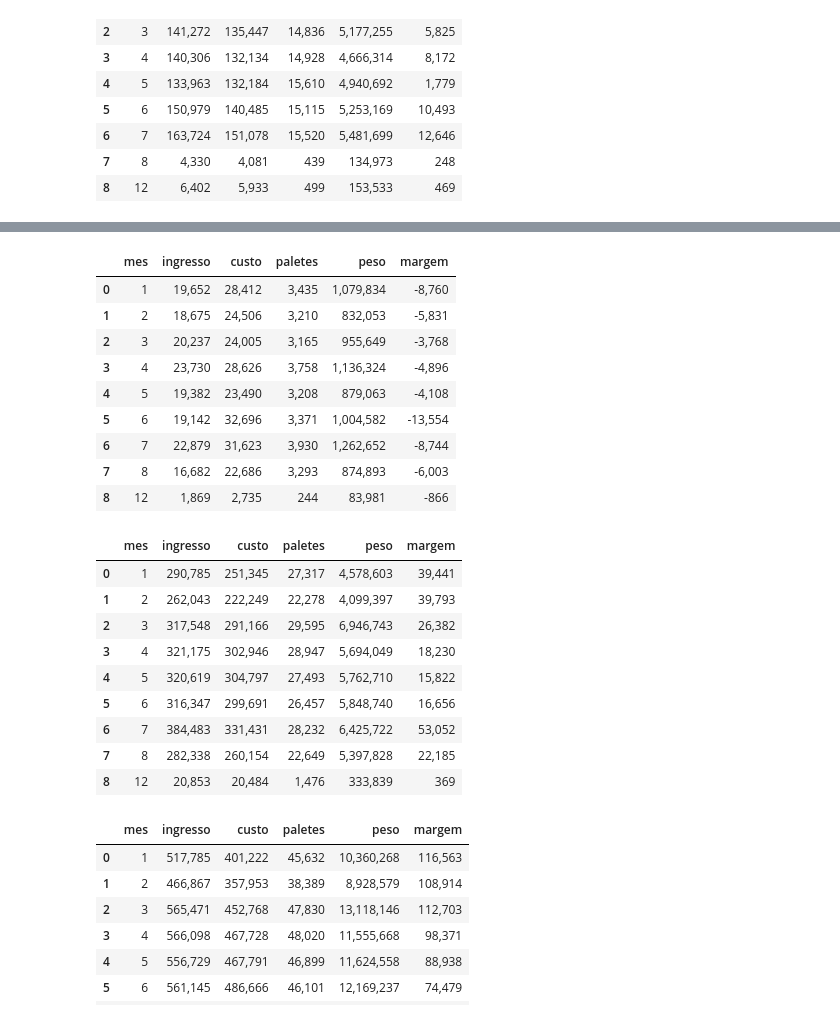
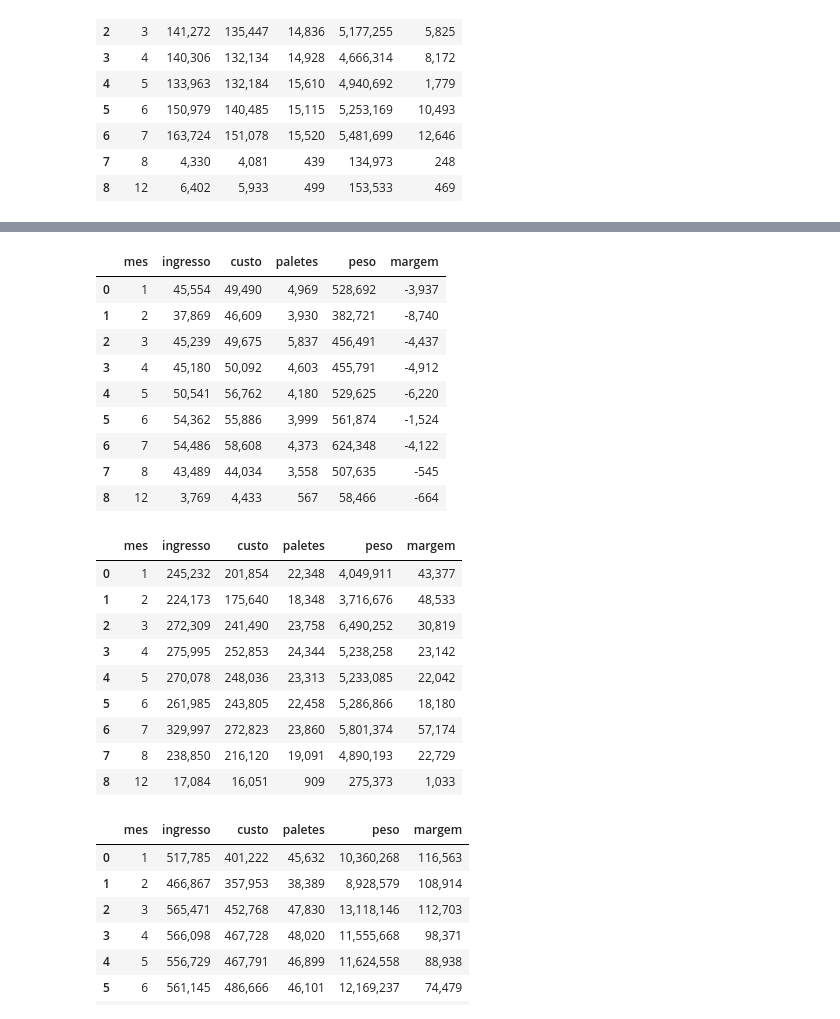
Before and after one commit to ruben-filipe-rocha/Salvesen, a Jupyter notebook: 02.Analise_Financeira/01_Fin_PBI_MAC_excel.ipynb, the cells around one changed output, grey strips where cells are left out. Saved outputs shown, nothing was run; the diff lists cells and outputs as text; code cells hidden in the pictures.

```diff
--- a/02.Analise_Financeira/01_Fin_PBI_MAC_excel.ipynb
+++ b/02.Analise_Financeira/01_Fin_PBI_MAC_excel.ipynb
@@ -529,3 +529,21 @@ resumo_danone_mes
 | 6 | 7 | 163,724 | 151,078 | 15,520 | 5,481,699 | 12,646 |
 | 7 | 8 | 4,330 | 4,081 | 439 | 134,973 | 248 |
 | 8 | 12 | 6,402 | 5,933 | 499 | 153,533 | 469 |
+# %%
+resumo_311_mes = (
+    df[df["CODACT"].isin(["311"])]
+    .groupby("mes")
+    .agg(
+        ingresso=("INGRESODT", "sum"),
+        custo=("COSTEDT", "sum"),
+        paletes=("PALETS", "sum"),
+        peso=("PESO_BRUTO", "sum"),
+    )
+    .reset_index()
+)
+resumo_311_mes["margem"] = resumo_311_mes["ingresso"] - resumo_311_mes["custo"]
+
+for coluna in ["ingresso", "custo", "margem", "paletes", "peso"]:
+    resumo_311_mes[coluna] = resumo_311_mes[coluna].round(0).map("{:,.0f}".format)
+
+resumo_311_mes
@@ -532,35 +561,35 @@ resumo_danone_mes
 # %%
 resumo_311_mes = (
-    df[df["CODACT"].isin(["311"])]
+    df[df["CODACT"].isin(["074"])]
     .groupby("mes")
     .agg(
         ingresso=("INGRESODT", "sum"),
         custo=("COSTEDT", "sum"),
         paletes=("PALETS", "sum"),
         peso=("PESO_BRUTO", "sum"),
     )
     .reset_index()
 )
 resumo_311_mes["margem"] = resumo_311_mes["ingresso"] - resumo_311_mes["custo"]
 
 for coluna in ["ingresso", "custo", "margem", "paletes", "peso"]:
     resumo_311_mes[coluna] = resumo_311_mes[coluna].round(0).map("{:,.0f}".format)
 
 resumo_311_mes
 # %% [output]
 |  | mes | ingresso | custo | paletes | peso | margem |
-| 0 | 1 | 19,652 | 28,412 | 3,435 | 1,079,834 | -8,760 |
-| 1 | 2 | 18,675 | 24,506 | 3,210 | 832,053 | -5,831 |
-| 2 | 3 | 20,237 | 24,005 | 3,165 | 955,649 | -3,768 |
-| 3 | 4 | 23,730 | 28,626 | 3,758 | 1,136,324 | -4,896 |
-| 4 | 5 | 19,382 | 23,490 | 3,208 | 879,063 | -4,108 |
-| 5 | 6 | 19,142 | 32,696 | 3,371 | 1,004,582 | -13,554 |
-| 6 | 7 | 22,879 | 31,623 | 3,930 | 1,262,652 | -8,744 |
-| 7 | 8 | 16,682 | 22,686 | 3,293 | 874,893 | -6,003 |
-| 8 | 12 | 1,869 | 2,735 | 244 | 83,981 | -866 |
+| 0 | 1 | 45,554 | 49,490 | 4,969 | 528,692 | -3,937 |
+| 1 | 2 | 37,869 | 46,609 | 3,930 | 382,721 | -8,740 |
+| 2 | 3 | 45,239 | 49,675 | 5,837 | 456,491 | -4,437 |
+| 3 | 4 | 45,180 | 50,092 | 4,603 | 455,791 | -4,912 |
+| 4 | 5 | 50,541 | 56,762 | 4,180 | 529,625 | -6,220 |
+| 5 | 6 | 54,362 | 55,886 | 3,999 | 561,874 | -1,524 |
+| 6 | 7 | 54,486 | 58,608 | 4,373 | 624,348 | -4,122 |
+| 7 | 8 | 43,489 | 44,034 | 3,558 | 507,635 | -545 |
+| 8 | 12 | 3,769 | 4,433 | 567 | 58,466 | -664 |
 # %%
 resumo_outros_mes = (
-    df[~df["CODACT"].isin(["011", "311", "013"])]
+    df[~df["CODACT"].isin(["011", "311", "013", "074"])]
     .groupby("mes")
     .agg(
         ingresso=("INGRESODT", "sum"),
@@ -578,15 +607,15 @@ for coluna in ["ingresso", "custo", "margem", "paletes", "peso"]:
 resumo_outros_mes
 # %% [output]
 |  | mes | ingresso | custo | paletes | peso | margem |
-| 0 | 1 | 290,785 | 251,345 | 27,317 | 4,578,603 | 39,441 |
-| 1 | 2 | 262,043 | 222,249 | 22,278 | 4,099,397 | 39,793 |
-| 2 | 3 | 317,548 | 291,166 | 29,595 | 6,946,743 | 26,382 |
-| 3 | 4 | 321,175 | 302,946 | 28,947 | 5,694,049 | 18,230 |
-| 4 | 5 | 320,619 | 304,797 | 27,493 | 5,762,710 | 15,822 |
-| 5 | 6 | 316,347 | 299,691 | 26,457 | 5,848,740 | 16,656 |
-| 6 | 7 | 384,483 | 331,431 | 28,232 | 6,425,722 | 53,052 |
-| 7 | 8 | 282,338 | 260,154 | 22,649 | 5,397,828 | 22,185 |
-| 8 | 12 | 20,853 | 20,484 | 1,476 | 333,839 | 369 |
+| 0 | 1 | 245,232 | 201,854 | 22,348 | 4,049,911 | 43,377 |
+| 1 | 2 | 224,173 | 175,640 | 18,348 | 3,716,676 | 48,533 |
+| 2 | 3 | 272,309 | 241,490 | 23,758 | 6,490,252 | 30,819 |
+| 3 | 4 | 275,995 | 252,853 | 24,344 | 5,238,258 | 23,142 |
+| 4 | 5 | 270,078 | 248,036 | 23,313 | 5,233,085 | 22,042 |
+| 5 | 6 | 261,985 | 243,805 | 22,458 | 5,286,866 | 18,180 |
+| 6 | 7 | 329,997 | 272,823 | 23,860 | 5,801,374 | 57,174 |
+| 7 | 8 | 238,850 | 216,120 | 19,091 | 4,890,193 | 22,729 |
+| 8 | 12 | 17,084 | 16,051 | 909 | 275,373 | 1,033 |
 # %%
 resumo_total_sem_013 = (
     df[~df["CODACT"].isin(["013"])]
```
Also changed, not shown: parts of 2 cells of this notebook, 2 other files.
